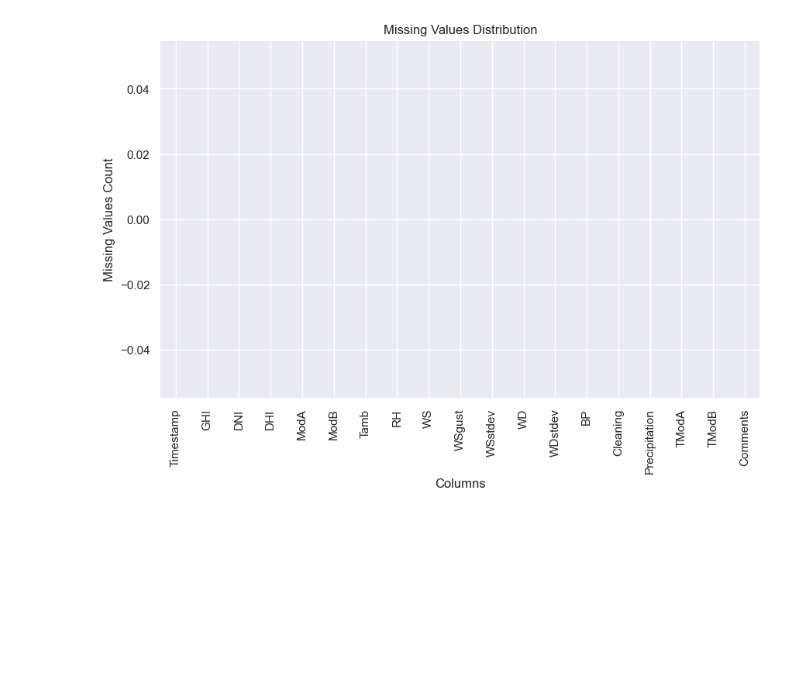
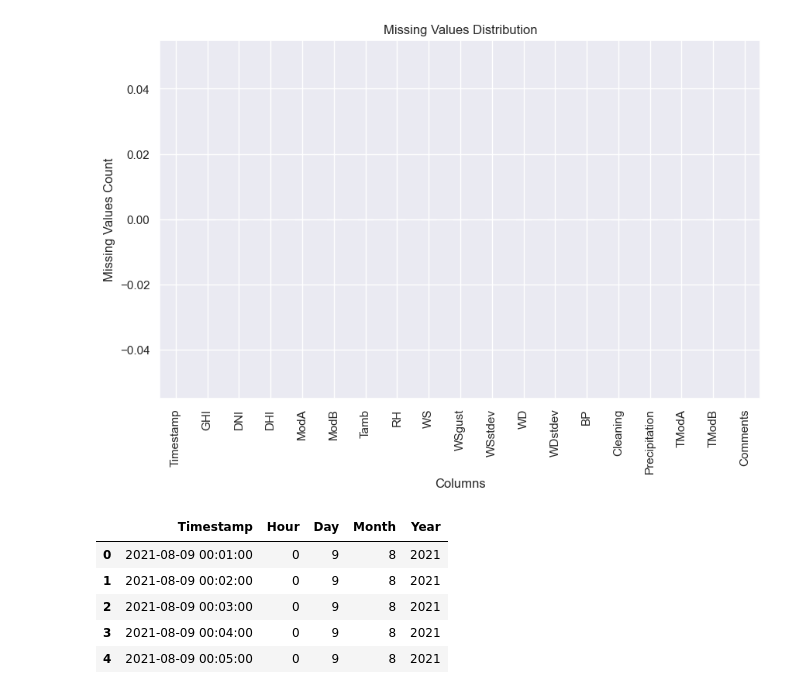
Before and after one commit to EstifanosTeklay/MoonLight-Energy-Solutions, a Jupyter notebook: notebooks/benin_EDA.ipynb, the cells around one changed output. Saved outputs shown, nothing was run; the diff lists cells and outputs as text; code cells hidden in the pictures; blank space fills up the shorter version.

```diff
--- a/notebooks/benin_EDA.ipynb
+++ b/notebooks/benin_EDA.ipynb
@@ -289,3 +338,23 @@ dtype: int64
 | 3 | 2021-08-09 00:04 | 1.1 | 0.1 | 1.0 | 0.0 | 0.0 | 26.2 | 93.3 | 0.2 | 0.7 | 0.4 | ... |
 | 4 | 2021-08-09 00:05 | 1.0 | 0.1 | 1.0 | 0.0 | 0.0 | 26.2 | 93.3 | 0.1 | 0.7 | 0.3 | ... |
 [figure]
+# %%
+benin_data.loc[benin_data['GHI'] < 0, 'GHI'] = None
+benin_data.loc[benin_data['DNI'] > 1200, 'DNI'] = None
+benin_data.loc[benin_data['GHI'] > 1500, 'GHI'] = None
+benin_data.loc[benin_data['DNI'] < 0, 'DNI'] = None
+benin_data.loc[benin_data['DHI'] < 0, 'DHI'] = None
+# %%
+benin_data['Hour']=benin_data['Timestamp'].dt.hour
+benin_data['Day']=benin_data['Timestamp'].dt.day
+benin_data['Month']=benin_data['Timestamp'].dt.month
+benin_data['Year']=benin_data['Timestamp'].dt.year
+# %%
+benin_data[['Timestamp','Hour','Day','Month','Year']].head()
+# %% [output]
+|  | Timestamp | Hour | Day | Month | Year |
+| 0 | 2021-08-09 00:01:00 | 0 | 9 | 8 | 2021 |
+| 1 | 2021-08-09 00:02:00 | 0 | 9 | 8 | 2021 |
+| 2 | 2021-08-09 00:03:00 | 0 | 9 | 8 | 2021 |
+| 3 | 2021-08-09 00:04:00 | 0 | 9 | 8 | 2021 |
+| 4 | 2021-08-09 00:05:00 | 0 | 9 | 8 | 2021 |
```
Also changed, not shown: parts of 6 cells of this notebook, 2 other files.
